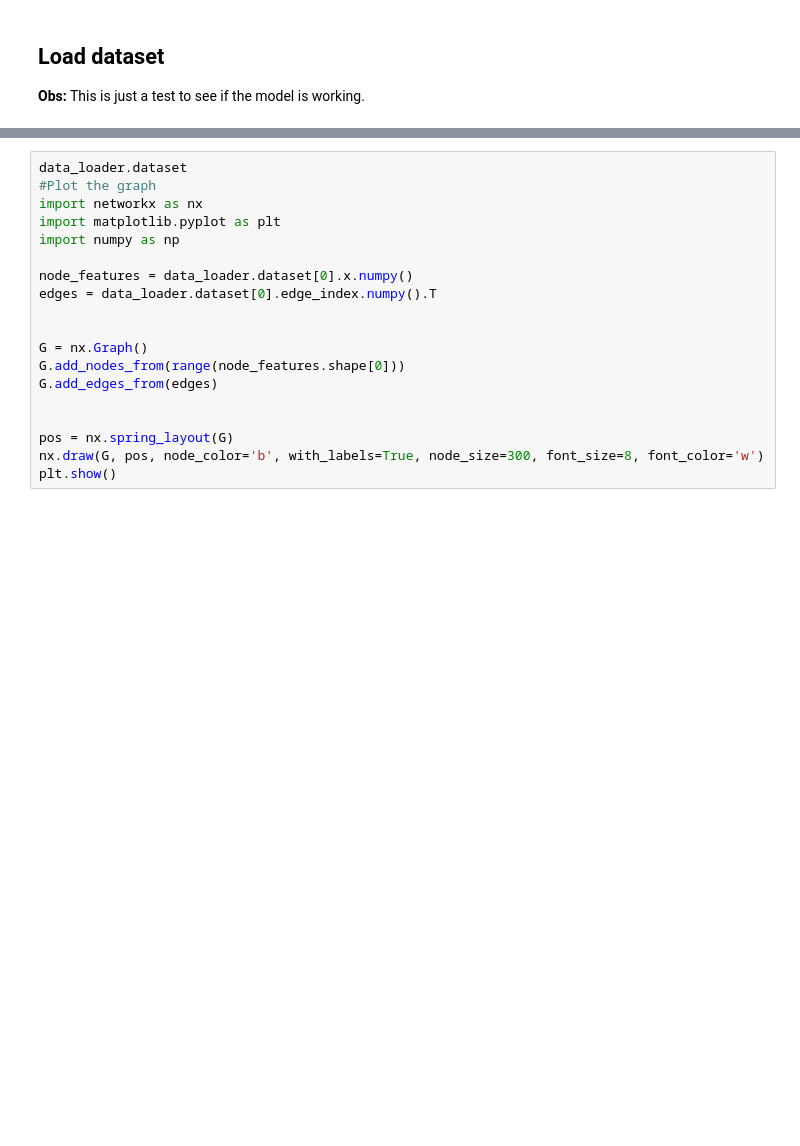
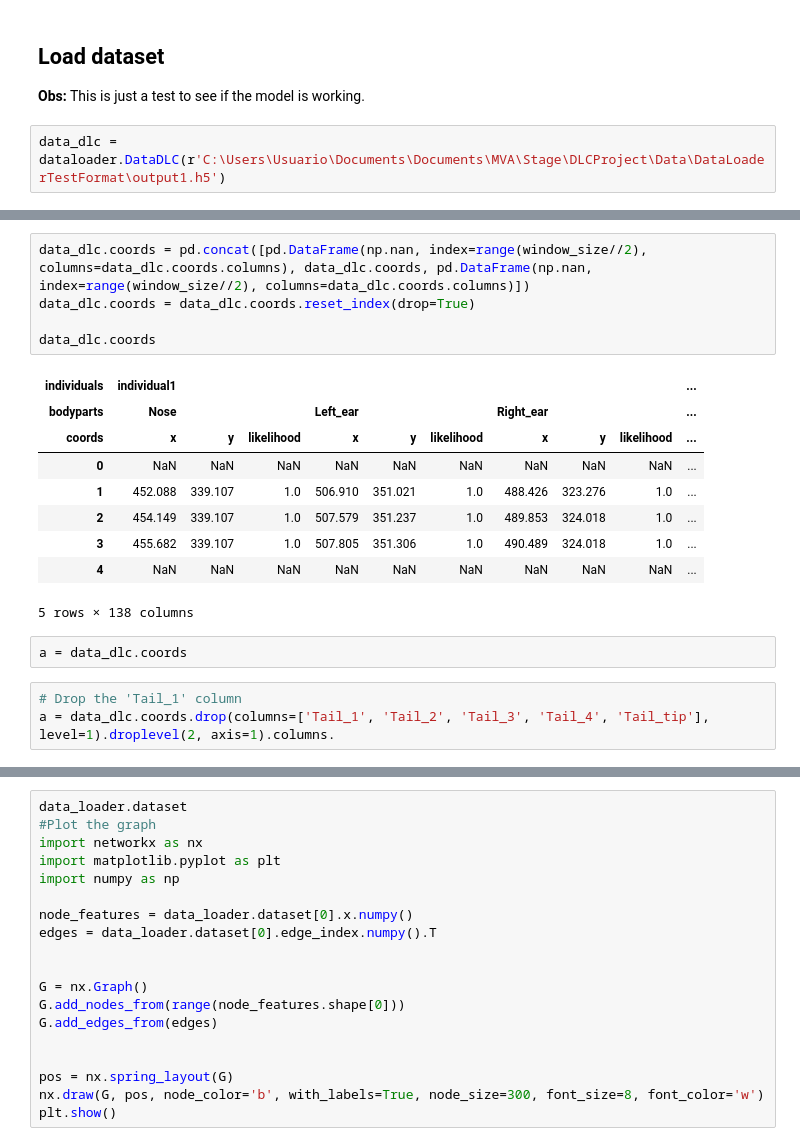
Before and after one commit to JulianAlvarezdeGiorgi/Behavioral_Tagging_of_Mice_in_multiple_Mice_setup_using_Deep_Learning, a Jupyter notebook: src/train.ipynb, the cells around one changed output, grey strips where cells are left out. Drawn from its saved outputs; the diff is of its cells as text; blank space fills up the shorter version.

```diff
--- a/src/train.ipynb
+++ b/src/train.ipynb
@@ -136,3 +119,5 @@ if False:
 ## Load dataset
 
 **Obs:** This is just a test to see if the model is working.
+# %%
+data_dlc = dataloader.DataDLC(r'C:\Users\Usuario\Documents\Documents\MVA\Stage\DLCProject\Data\DataLoaderTestFormat\output1.h5')
@@ -138,0 +137,20 @@ if False:
+# %%
+data_dlc.coords = pd.concat([pd.DataFrame(np.nan, index=range(window_size//2), columns=data_dlc.coords.columns), data_dlc.coords, pd.DataFrame(np.nan, index=range(window_size//2), columns=data_dlc.coords.columns)])
+data_dlc.coords = data_dlc.coords.reset_index(drop=True)
+
+data_dlc.coords
+# %% [output]
+| individuals | individual1 |  |  |  |  |  |  |  |  | ... |
+| bodyparts | Nose |  |  | Left_ear |  |  | Right_ear |  |  | ... |
+| coords | x | y | likelihood | x | y | likelihood | x | y | likelihood | ... |
+| 0 | NaN | NaN | NaN | NaN | NaN | NaN | NaN | NaN | NaN | ... |
+| 1 | 452.088 | 339.107 | 1.0 | 506.910 | 351.021 | 1.0 | 488.426 | 323.276 | 1.0 | ... |
+| 2 | 454.149 | 339.107 | 1.0 | 507.579 | 351.237 | 1.0 | 489.853 | 324.018 | 1.0 | ... |
+| 3 | 455.682 | 339.107 | 1.0 | 507.805 | 351.306 | 1.0 | 490.489 | 324.018 | 1.0 | ... |
+| 4 | NaN | NaN | NaN | NaN | NaN | NaN | NaN | NaN | NaN | ... |
+5 rows × 138 columns
+# %%
+a = data_dlc.coords
+# %%
+# Drop the 'Tail_1' column
+a = data_dlc.coords.drop(columns=['Tail_1', 'Tail_2', 'Tail_3', 'Tail_4', 'Tail_tip'], level=1).droplevel(2, axis=1).columns.
```
Also changed, not shown: parts of 56 cells of this notebook, 1 other file.
